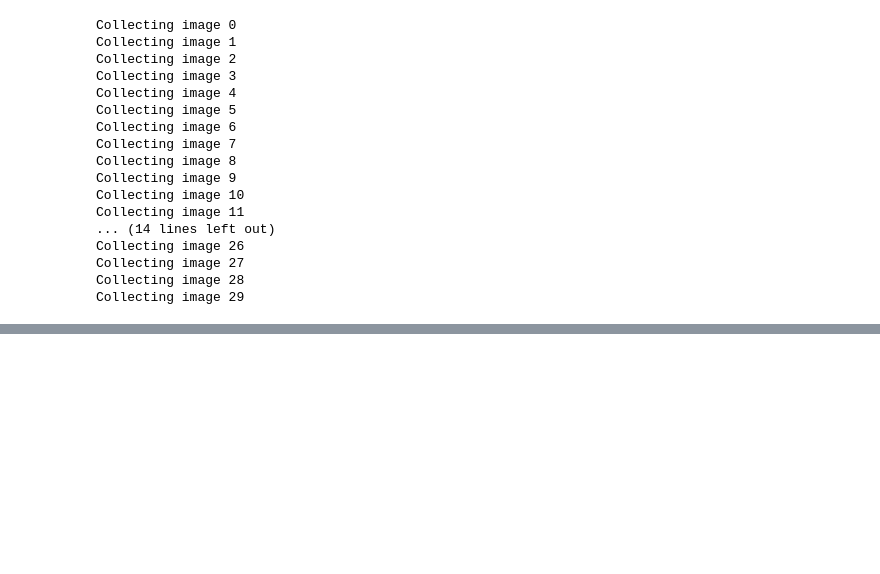
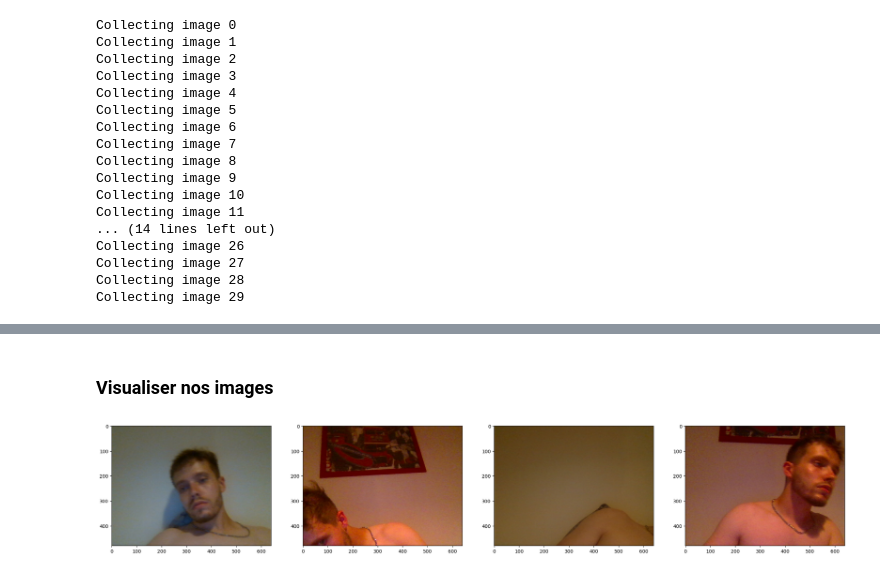
Before and after one commit to benjicanal/Data-Science-Project, a Jupyter notebook: Face_recognition_nb.ipynb, the cells around one changed output, grey strips where cells are left out. Cells and saved outputs as stored; diff of their text form; code cells hidden in the pictures; blank space fills up the shorter version.

Commit message:
Add function to load and visualize images

```diff
--- a/Face_recognition_nb.ipynb
+++ b/Face_recognition_nb.ipynb
@@ -55,0 +79,7 @@ Collecting image 29
+# %%
+def load_image(x) :
+    byte_img = tf.io.read_file(x) #io pour input/output, module pour écrire, lire  ou charger fichier. byte_img est un tenseur d'octet
+    img = tf.io.decode_jpeg(byte_img) #décoder la suite d'octet en une image
+    return img
+# %%
+images = images.map(load_image) # Permet de passer la fonction sur toutes les images
@@ -55,0 +106,13 @@ Collecting image 29
+# %% [markdown]
+### Visualiser nos images
+# %%
+images_generator = images.batch(4).as_numpy_iterator() #batch permet de prendre plusieurs données en même temps
+# %%
+plot_images = images_generator.next()
+# %%
+fig, ax = plt.subplots(ncols = 4, figsize = (28,20)) # Créer une figure avec un tableau d'axes de 4 colonnes
+for idx, image in enumerate(plot_images)  :
+    ax[idx].imshow(image) # Place l'image 1 sur l'axe 0 etc...
+plt.show()
+# %% [output]
+[figure, added]
```
Also changed, not shown: parts of 8 cells of this notebook.
